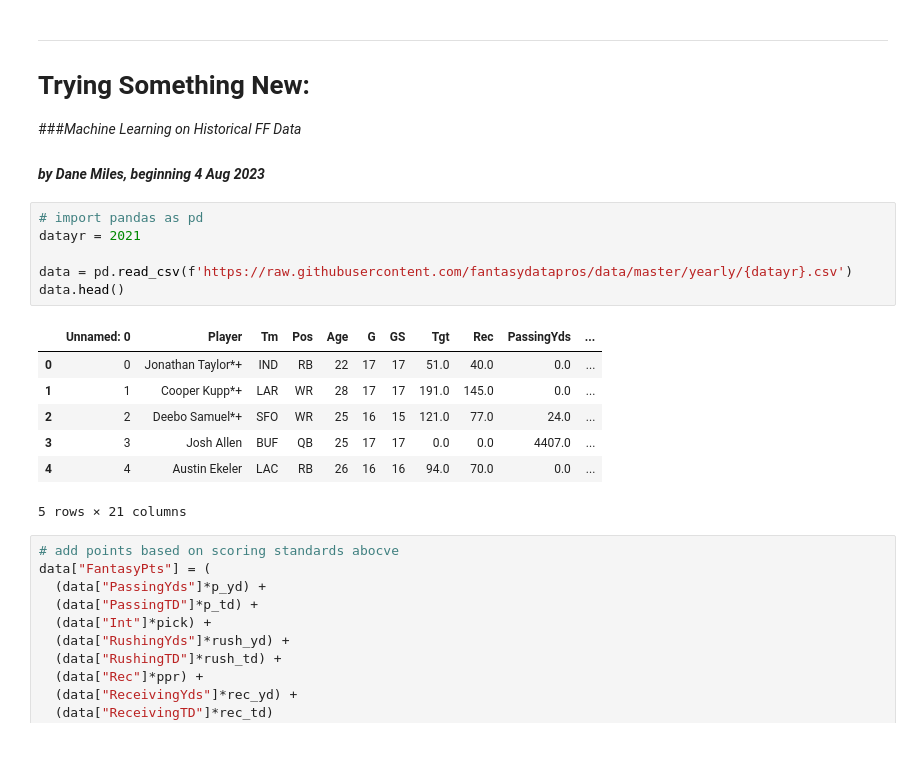
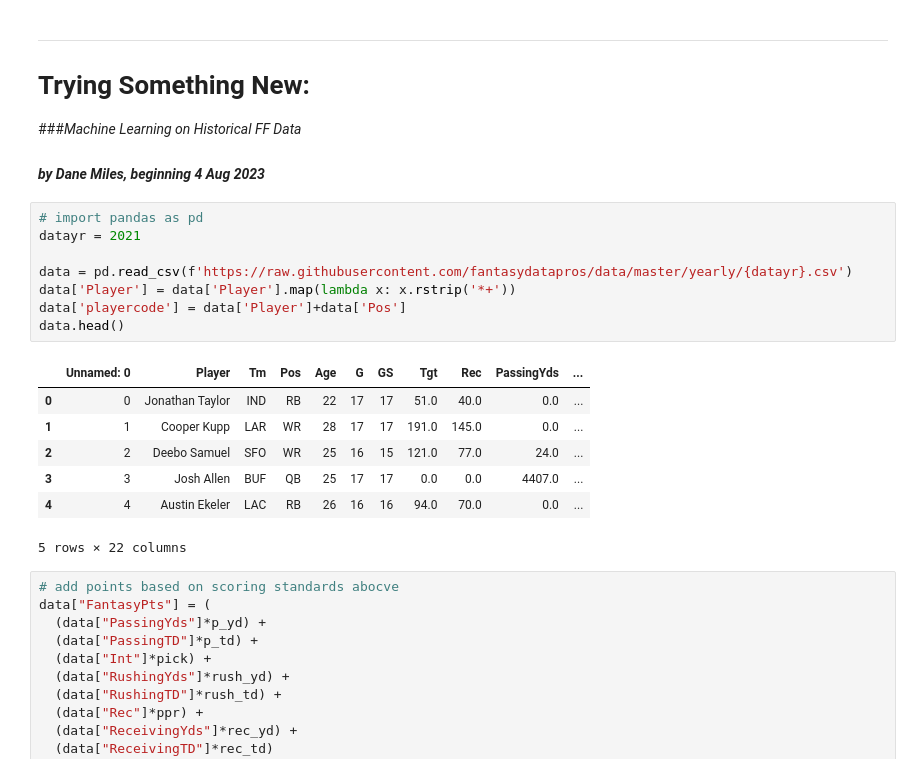
Before and after one commit to danemiles/projects, a Jupyter notebook: FF_Draft_Prep_2023.ipynb, the cells around one changed output. Drawn from its saved outputs; the diff is of its cells as text.

```diff
--- a/FF_Draft_Prep_2023.ipynb
+++ b/FF_Draft_Prep_2023.ipynb
@@ -482,17 +467,19 @@ df.sort_values(by='VORP_rnk_tot', ascending=True).head(10)
 # %%
 # import pandas as pd
 datayr = 2021
 
 data = pd.read_csv(f'https://raw.githubusercontent.com/fantasydatapros/data/master/yearly/{datayr}.csv')
+data['Player'] = data['Player'].map(lambda x: x.rstrip('*+'))
+data['playercode'] = data['Player']+data['Pos']
 data.head()
 # %% [output]
 |  | Unnamed: 0 | Player | Tm | Pos | Age | G | GS | Tgt | Rec | PassingYds | ... |
-| 0 | 0 | Jonathan Taylor*+ | IND | RB | 22 | 17 | 17 | 51.0 | 40.0 | 0.0 | ... |
-| 1 | 1 | Cooper Kupp*+ | LAR | WR | 28 | 17 | 17 | 191.0 | 145.0 | 0.0 | ... |
-| 2 | 2 | Deebo Samuel*+ | SFO | WR | 25 | 16 | 15 | 121.0 | 77.0 | 24.0 | ... |
+| 0 | 0 | Jonathan Taylor | IND | RB | 22 | 17 | 17 | 51.0 | 40.0 | 0.0 | ... |
+| 1 | 1 | Cooper Kupp | LAR | WR | 28 | 17 | 17 | 191.0 | 145.0 | 0.0 | ... |
+| 2 | 2 | Deebo Samuel | SFO | WR | 25 | 16 | 15 | 121.0 | 77.0 | 24.0 | ... |
 | 3 | 3 | Josh Allen | BUF | QB | 25 | 17 | 17 | 0.0 | 0.0 | 4407.0 | ... |
 | 4 | 4 | Austin Ekeler | LAC | RB | 26 | 16 | 16 | 94.0 | 70.0 | 0.0 | ... |
-5 rows × 21 columns
+5 rows × 22 columns
 # %%
 # add points based on scoring standards abocve
 data["FantasyPts"] = (
```
Also changed, not shown: parts of 20 cells of this notebook.
